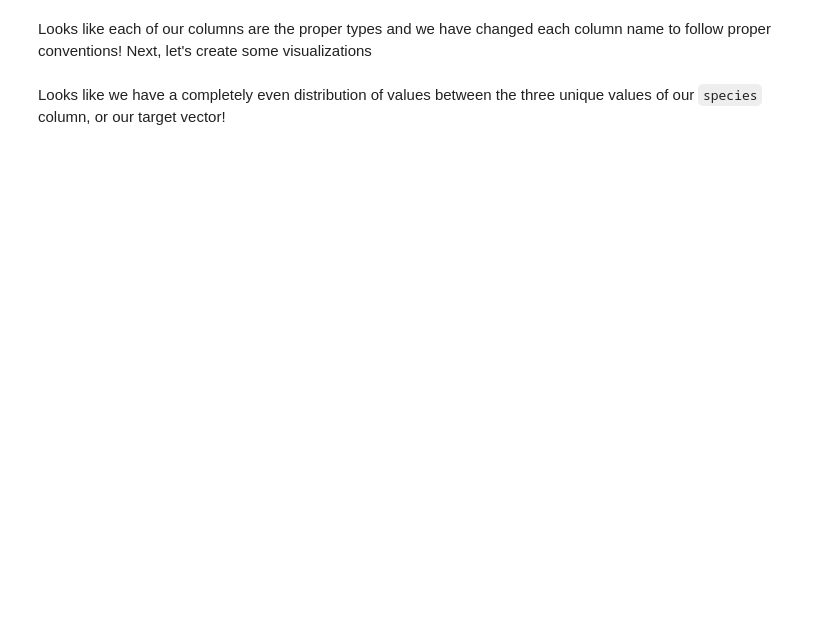
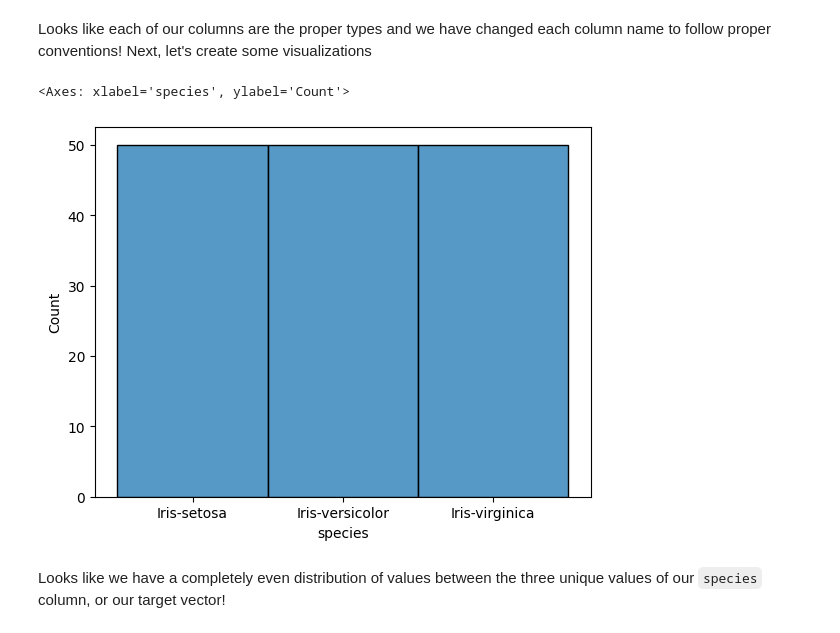
Before and after one commit to itesser/CT_Coursework, a Jupyter notebook: Week_4/Python for DA Day III.ipynb, the cells around one changed output. Cells and saved outputs as stored; diff of their text form; code cells hidden in the pictures; blank space fills up the shorter version.

```diff
--- a/Week_4/Python for DA Day III.ipynb
+++ b/Week_4/Python for DA Day III.ipynb
@@ -533,3 +667,11 @@ We will start off with tidying our data and completing our Exploratory Data Anal
 * Are all columns the proper data-type?
 * What is the distribution of our target vector?
 * Are all the column names following proper conventions?
+# %%
+dflowers_class.columns
+# renames columns but replaces the data that was treated as header row
+dflowers_class.columns = ['index', 'sepal_length', 'sepal_width', 'petal_length', 'petal_width', 'species']
+
+
+#instead ....
+dflowers_class = pd.read_csv(r'Iris.csv', names =  ['index', 'sepal_length', 'sepal_width', 'petal_length', 'petal_width', 'species'])
@@ -536,4 +702,11 @@ We will start off with tidying our data and completing our Exploratory Data Anal
 # %% [markdown]
 Looks like each of our columns are the proper types and we have changed each column name to follow proper conventions! Next, let's create some visualizations
+# %%
+sns.histplot(dflowers_class, x='species')
+
+#equal distribution means the model will be equally good at predicting each
+# %% [output]
+<Axes: xlabel='species', ylabel='Count'>
+[figure, added]
 # %% [markdown]
 Looks like we have a completely even distribution of values between the three unique values of our `species` column, or our target vector!
```
Also changed, not shown: parts of 23 cells of this notebook, 9 other files.
